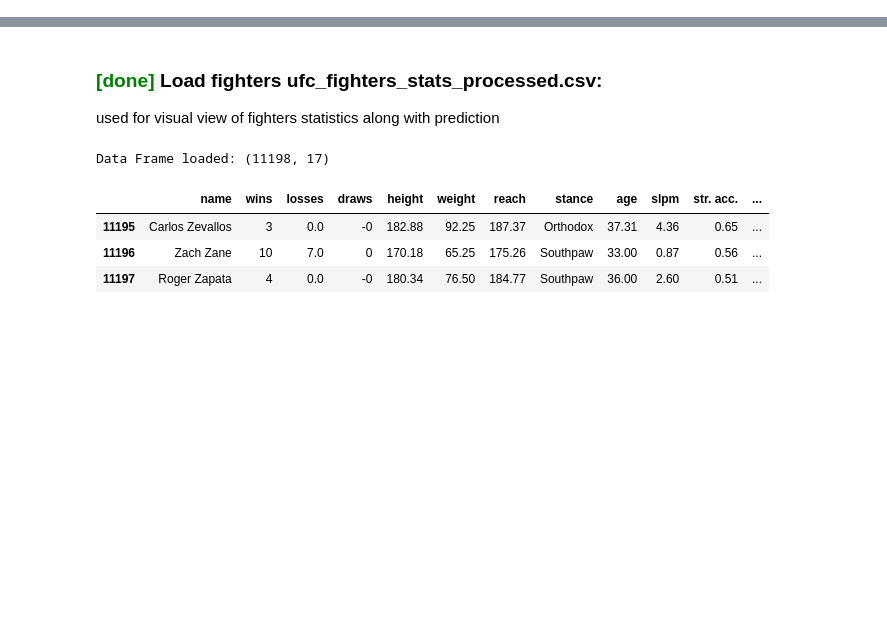
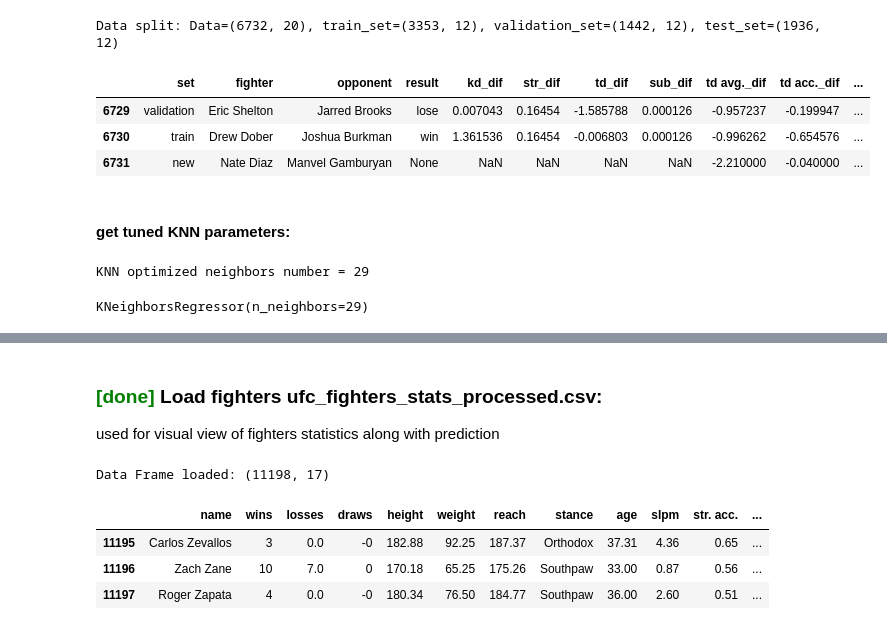
Before and after one commit to sagi778/ufc_fights_Predictor, a Jupyter notebook: notebooks/predictor.ipynb, the cells around one changed output, grey strips where cells are left out. Saved outputs shown, nothing was run; the diff lists cells and outputs as text; code cells hidden in the pictures; blank space fills up the shorter version.

```diff
--- a/notebooks/predictor.ipynb
+++ b/notebooks/predictor.ipynb
@@ -55,0 +73,22 @@ NameError: name 'get_td_avg' is not defined
+# %%
+df = set_train_test(X_columns=X, y_columns=y, data=df, test_size=0.3, valid_size=0.3)
+df.tail(3)
+# %% [output]
+Data split: Data=(6732, 20), train_set=(3353, 12), validation_set=(1442, 12), test_set=(1936, 12)
+|  | set | fighter | opponent | result | kd_dif | str_dif | td_dif | sub_dif | td avg._dif | td acc._dif | ... |
+| 6729 | validation | Eric Shelton | Jarred Brooks | lose | 0.007043 | 0.16454 | -1.585788 | 0.000126 | -0.957237 | -0.199947 | ... |
+| 6730 | train | Drew Dober | Joshua Burkman | win | 1.361536 | 0.16454 | -0.006803 | 0.000126 | -0.996262 | -0.654576 | ... |
+| 6731 | new | Nate Diaz | Manvel Gamburyan | None | NaN | NaN | NaN | NaN | -2.210000 | -0.040000 | ... |
+# %% [markdown]
+#### get tuned KNN parameters:
+# %%
+param = pd.read_csv('../global_variables/ml_models_parameters.csv').drop(columns=['Unnamed: 0'])
+param = param[param.ml_model=='knn_reg'].reset_index(drop=True)
+neighbors = int(param.value[0])
+print('KNN optimized neighbors number = %d' %neighbors)
+
+knn_model = set_knn_predictor(X_columns=X, y_columns=y, data=df, n=neighbors)
+knn_model
+# %% [output]
+KNN optimized neighbors number = 29
+KNeighborsRegressor(n_neighbors=29)
```
Also changed, not shown: parts of 18 cells of this notebook, 5 other files.
